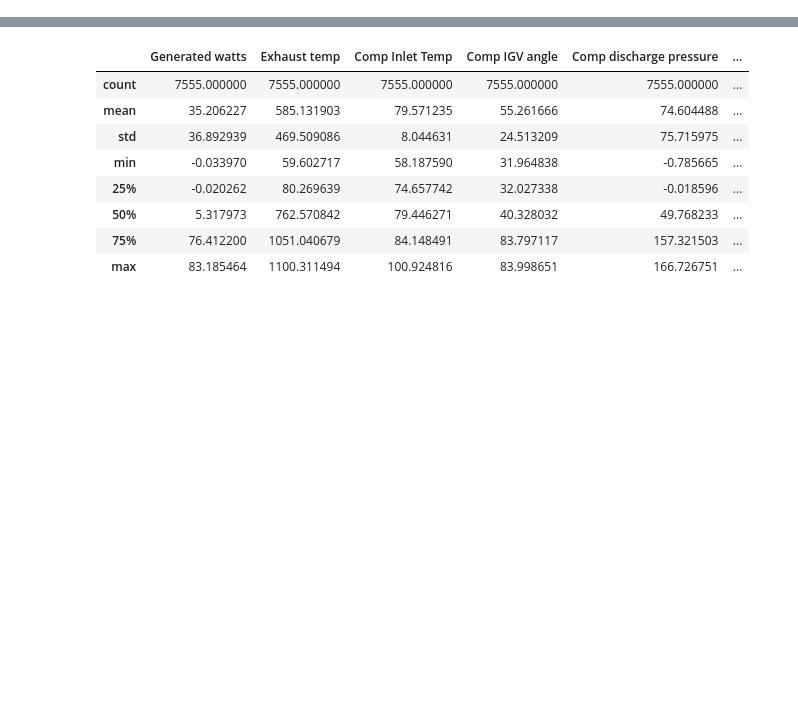
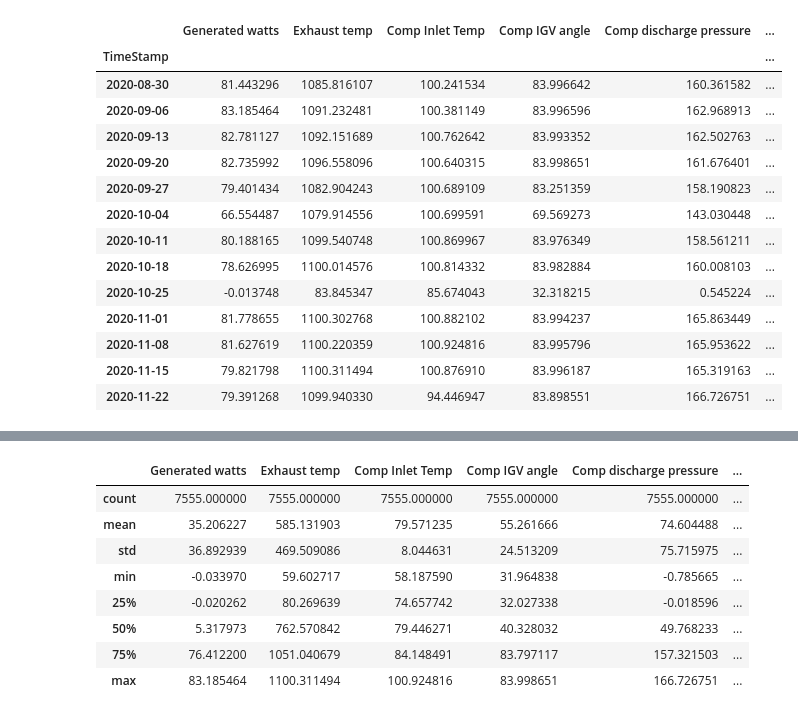
Before and after one commit to RamyaNagarajan88/Turbine_Project, a Jupyter notebook: EDA.ipynb, the cells around one changed output, grey strips where cells are left out. Saved outputs shown, nothing was run; the diff lists cells and outputs as text; code cells hidden in the pictures; blank space fills up the shorter version.

```diff
--- a/EDA.ipynb
+++ b/EDA.ipynb
@@ -18,0 +37,18 @@ turbine_data.set_index('TimeStamp',inplace=True)
+# %%
+time_series.resample('W').max()
+# %% [output]
+|  | Generated watts | Exhaust temp | Comp Inlet Temp | Comp IGV angle | Comp discharge pressure | ... |
+| TimeStamp |  |  |  |  |  | ... |
+| 2020-08-30 | 81.443296 | 1085.816107 | 100.241534 | 83.996642 | 160.361582 | ... |
+| 2020-09-06 | 83.185464 | 1091.232481 | 100.381149 | 83.996596 | 162.968913 | ... |
+| 2020-09-13 | 82.781127 | 1092.151689 | 100.762642 | 83.993352 | 162.502763 | ... |
+| 2020-09-20 | 82.735992 | 1096.558096 | 100.640315 | 83.998651 | 161.676401 | ... |
+| 2020-09-27 | 79.401434 | 1082.904243 | 100.689109 | 83.251359 | 158.190823 | ... |
+| 2020-10-04 | 66.554487 | 1079.914556 | 100.699591 | 69.569273 | 143.030448 | ... |
+| 2020-10-11 | 80.188165 | 1099.540748 | 100.869967 | 83.976349 | 158.561211 | ... |
+| 2020-10-18 | 78.626995 | 1100.014576 | 100.814332 | 83.982884 | 160.008103 | ... |
+| 2020-10-25 | -0.013748 | 83.845347 | 85.674043 | 32.318215 | 0.545224 | ... |
+| 2020-11-01 | 81.778655 | 1100.302768 | 100.882102 | 83.994237 | 165.863449 | ... |
+| 2020-11-08 | 81.627619 | 1100.220359 | 100.924816 | 83.995796 | 165.953622 | ... |
+| 2020-11-15 | 79.821798 | 1100.311494 | 100.876910 | 83.996187 | 165.319163 | ... |
+| 2020-11-22 | 79.391268 | 1099.940330 | 94.446947 | 83.898551 | 166.726751 | ... |
```
Also changed, not shown: parts of 11 cells of this notebook.
